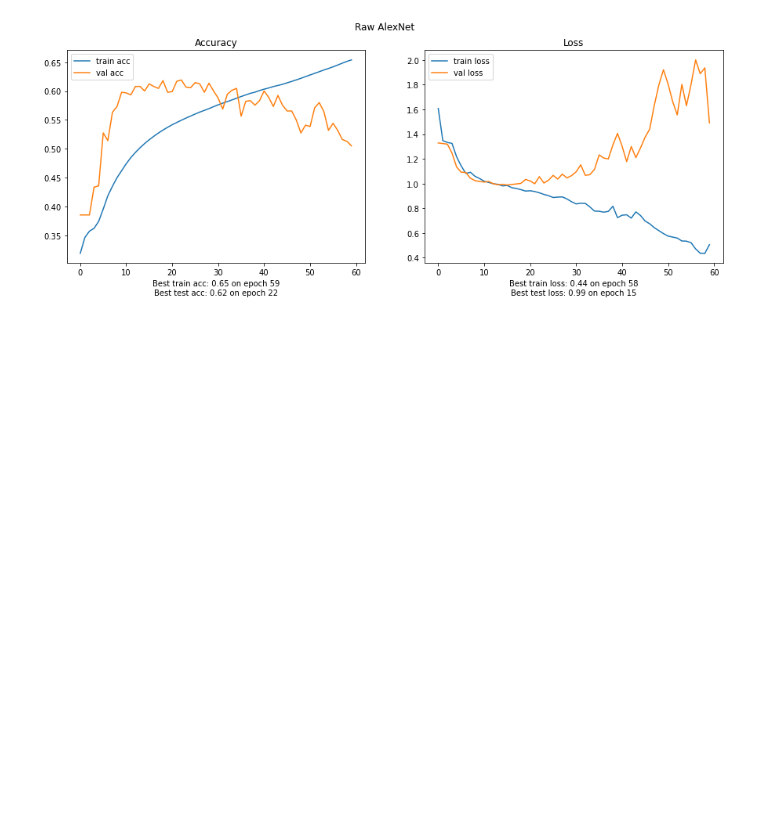
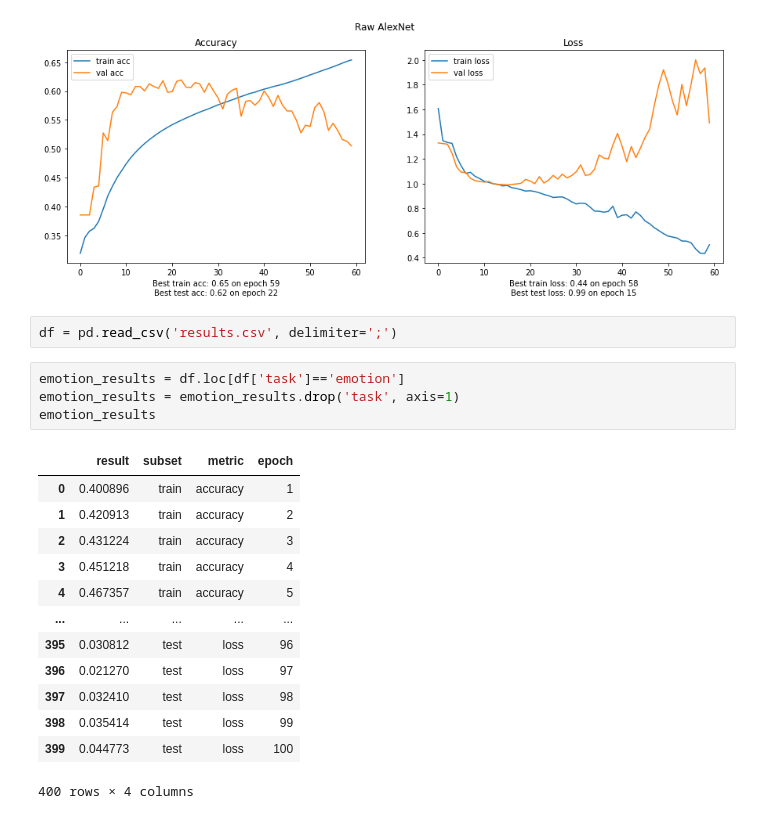
Before and after one commit to iamryabinov/SER_neuro, a Jupyter notebook: interpret_results.ipynb, the cells around one changed output. Saved outputs shown, nothing was run; the diff lists cells and outputs as text; blank space fills up the shorter version.

```diff
--- a/interpret_results.ipynb
+++ b/interpret_results.ipynb
@@ -32,3 +33,23 @@ df = df.head(60)
 plot_results(df, 'Raw AlexNet')
 # %% [output]
 [figure]
+# %%
+df = pd.read_csv('results.csv', delimiter=';')
+# %%
+emotion_results = df.loc[df['task']=='emotion']
+emotion_results = emotion_results.drop('task', axis=1)
+emotion_results
+# %% [output]
+|  | result | subset | metric | epoch |
+| 0 | 0.400896 | train | accuracy | 1 |
+| 1 | 0.420913 | train | accuracy | 2 |
+| 2 | 0.431224 | train | accuracy | 3 |
+| 3 | 0.451218 | train | accuracy | 4 |
+| 4 | 0.467357 | train | accuracy | 5 |
+| ... | ... | ... | ... | ... |
+| 395 | 0.030812 | test | loss | 96 |
+| 396 | 0.021270 | test | loss | 97 |
+| 397 | 0.032410 | test | loss | 98 |
+| 398 | 0.035414 | test | loss | 99 |
+| 399 | 0.044773 | test | loss | 100 |
+400 rows × 4 columns
```
Also changed, not shown: parts of 5 cells of this notebook, 17 other files.
